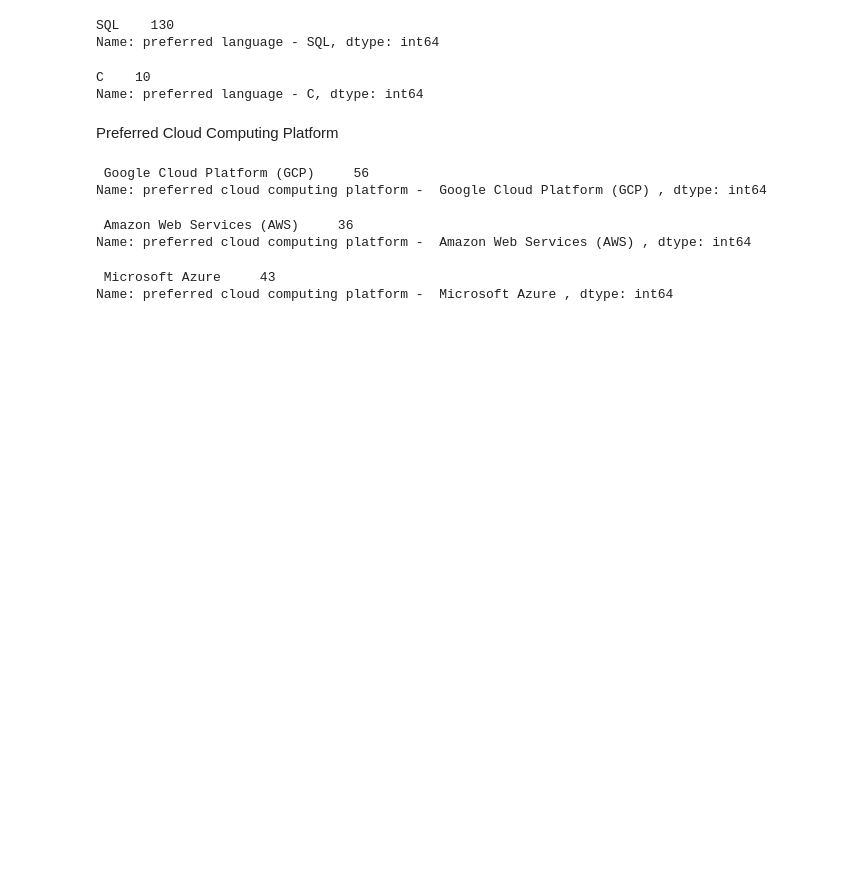
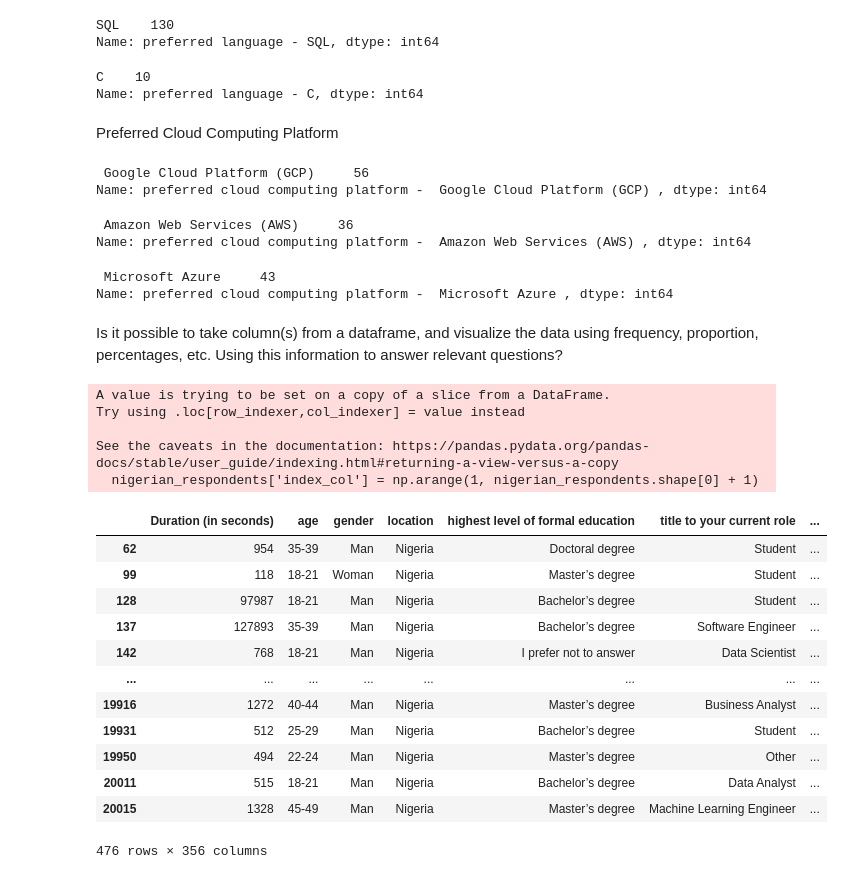
Before and after one commit to iPablo26/2020-Kaggle-Machine-Learning-Data-Science-Survey, a Jupyter notebook: 2020 Kaggle Machine Learning & Data Science Survey.ipynb, the cells around one changed output. Saved outputs shown, nothing was run; the diff lists cells and outputs as text; code cells hidden in the pictures; blank space fills up the shorter version.

```diff
--- a/2020 Kaggle Machine Learning & Data Science Survey.ipynb
+++ b/2020 Kaggle Machine Learning & Data Science Survey.ipynb
@@ -181,3 +181,31 @@ nigerian_respondents['preferred cloud computing platform -  Microsoft Azure '].v
 # %% [output]
  Microsoft Azure     43
 Name: preferred cloud computing platform -  Microsoft Azure , dtype: int64
+# %% [markdown]
+Is it possible to take column(s) from a dataframe, and visualize the data using frequency, proportion, percentages, etc. Using this information to answer relevant questions?
+# %%
+# I want to add a column with sorted index
+import numpy as np
+nigerian_respondents['index_col'] = np.arange(1, nigerian_respondents.shape[0] + 1)
+# %% [output]
+A value is trying to be set on a copy of a slice from a DataFrame.
+Try using .loc[row_indexer,col_indexer] = value instead
+
+See the caveats in the documentation: https://pandas.pydata.org/pandas-docs/stable/user_guide/indexing.html#returning-a-view-versus-a-copy
+  nigerian_respondents['index_col'] = np.arange(1, nigerian_respondents.shape[0] + 1)
+# %%
+nigerian_respondents
+# %% [output]
+|  | Duration (in seconds) | age | gender | location | highest level of formal education | title to your current role | ... |
+| 62 | 954 | 35-39 | Man | Nigeria | Doctoral degree | Student | ... |
+| 99 | 118 | 18-21 | Woman | Nigeria | Master’s degree | Student | ... |
+| 128 | 97987 | 18-21 | Man | Nigeria | Bachelor’s degree | Student | ... |
+| 137 | 127893 | 35-39 | Man | Nigeria | Bachelor’s degree | Software Engineer | ... |
+| 142 | 768 | 18-21 | Man | Nigeria | I prefer not to answer | Data Scientist | ... |
+| ... | ... | ... | ... | ... | ... | ... | ... |
+| 19916 | 1272 | 40-44 | Man | Nigeria | Master’s degree | Business Analyst | ... |
+| 19931 | 512 | 25-29 | Man | Nigeria | Bachelor’s degree | Student | ... |
+| 19950 | 494 | 22-24 | Man | Nigeria | Master’s degree | Other | ... |
+| 20011 | 515 | 18-21 | Man | Nigeria | Bachelor’s degree | Data Analyst | ... |
+| 20015 | 1328 | 45-49 | Man | Nigeria | Master’s degree | Machine Learning Engineer | ... |
+476 rows × 356 columns
```
Also changed, not shown: parts of 9 cells of this notebook.
